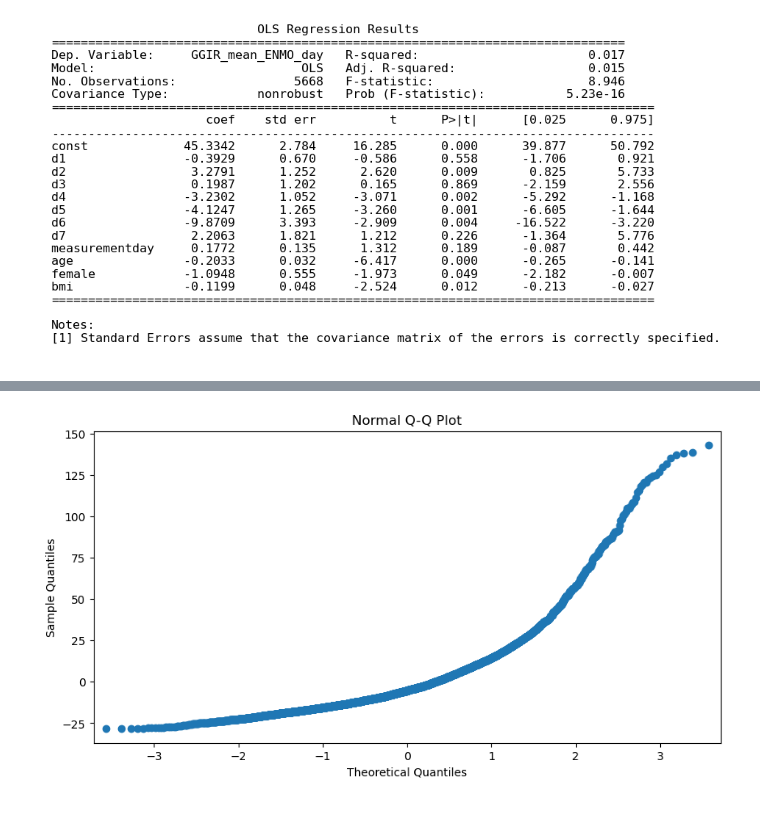
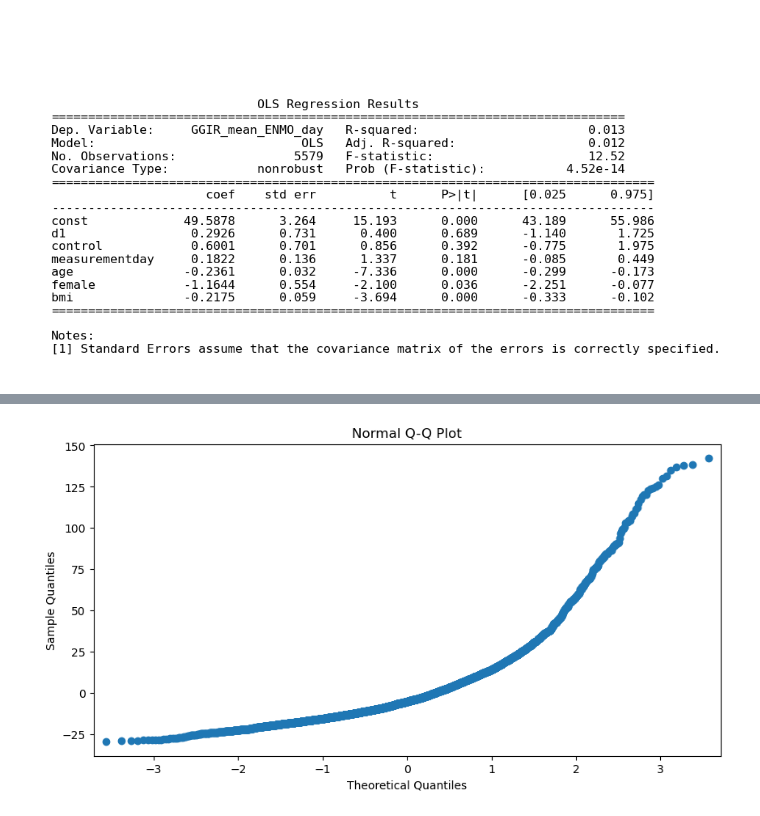
Before and after one commit to mjoeli/csb_project, a Jupyter notebook: regression_day.ipynb, the cells around one changed output, grey strips where cells are left out. Cells and saved outputs as stored; diff of their text form; code cells hidden in the pictures.

```diff
--- a/regression_day.ipynb
+++ b/regression_day.ipynb
@@ -106,24 +106,24 @@ df['control'] = np.where((df['Hypertension'] == 0) & (df['Diabetes'] == 0) & (df
 df['disease']  = df[['d1', 'd2', 'd3', 'd4', 'd5', 'd6', 'd7', 'control',]].apply(lambda x: x.idxmax(), axis=1)
 # %%
 df['activity'] = 2*(4-df['br015_']) + (4-df['br016_'])
-# %%
-YVar = df["GGIR_mean_ENMO_day"] #dependent
-
-XVar = df[["d1","d2","d3","d4","d5","d6","d7", "measurementday", "age", "female", "bmi"]] #independent
-XVar1 = sm.add_constant(XVar)
-model = sm.OLS(YVar, XVar1).fit()
-#print(model.summary(slim=True))
-
-plt.rc('figure', figsize=(10, 5))
-plt.text(0.01, 0.05, str(model.summary(slim=True)), {'fontsize': 12}, fontproperties = 'monospace')
-plt.axis('off')
-plt.tight_layout()
-plt.savefig(f'{dir_plots} Regression ENMO day')
-# %% [output]
-[figure, removed]
 # %%
 from matplotlib import cm
 def qqplot(x, y,palette= cm.viridis, ax=None, *args, **kwargs):
     _, xr = stats.probplot(x, fit=False)
     _, yr = stats.probplot(y, fit=False)
     sns.scatterplot(x=xr, y=yr, ax=ax, edgecolor="none", palette=palette, *args, **kwargs)
+# %%
+YVar = df["GGIR_mean_ENMO_day"] #dependent
+
+XVar = df[["d1", "control", "measurementday", "age", "female", "bmi"]] #independent
+XVar1 = sm.add_constant(XVar)
+model = sm.OLS(YVar, XVar1).fit()
+#print(model.summary(slim=True))
+
+plt.rc('figure', figsize=(10, 5))
+plt.text(0.01, 0.05, str(model.summary(slim=True)), {'fontsize': 12}, fontproperties = 'monospace')
+plt.axis('off')
+plt.tight_layout()
+plt.savefig(f'{dir_plots} Regression ENMO day - Hypertension')
+# %% [output]
+[figure, added]
```
Also changed, not shown: parts of 19 cells of this notebook.
